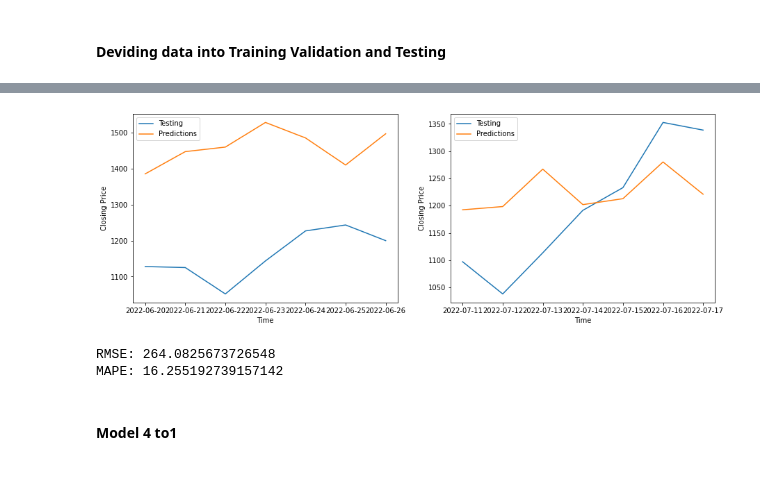
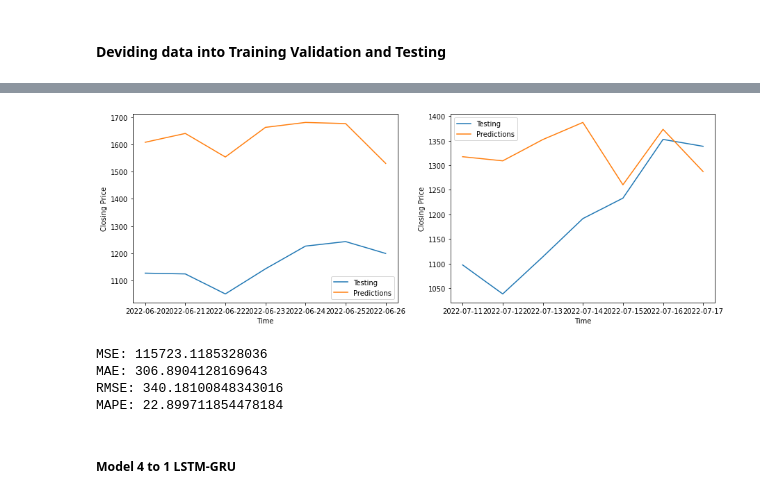
Before and after one commit to Ilia-Gershen/TYP-project, a Jupyter notebook: ExperimentWithModels.ipynb, the cells around one changed output, grey strips where cells are left out. Drawn from its saved outputs; the diff is of its cells as text; code cells hidden in the pictures.

```diff
--- a/ExperimentWithModels.ipynb
+++ b/ExperimentWithModels.ipynb
@@ -248,13 +267,13 @@ def DatasetFor3to1(Data, Date):
 
   Train_Data = np.delete(Train_Data, 0)
 
-  #could also take for x i-7 to get the y week and then i+7 to get hole week
-  #for y take i+7 and i+14,
-  #so the step in that case is going to be 2 weeks not 3!!!!!!
-  for i in range(0, len(Train_Data), 28): #putting in close values data in form of weeks aka 7 days
+  #could also take for x i-7 to get the y week and then i+14 to get hole week
+  #for y take i+14 and i+21,
+  #so the step in that case is going to be 3 weeks not 4
+  for i in range(0, len(Train_Data), 28):
 
     try:
-      TrainingDataX.append(Train_Data[i : i+21]) #array of arrays of 7 close prices
+      TrainingDataX.append(Train_Data[i : i+21])
     except:
       TrainingDataX.pop(-1)
       pass
@@ -282,11 +301,6 @@ def DatasetFor3to1(Data, Date):
   ValData = []
   ValDataX = []
   ValDataY = []
-
-  #was 151 now should be 147 to be devidable by 21 so it can be split into 3 weeks groups
-  for i in range(11):
-    Val_Data = np.delete(Val_Data, 0)
-  #Val_Data = np.delete(Val_Data, [0,1,2,3])
 
   for i in range(0, len(Val_Data), 28): #putting in close values data in form of weeks aka 7 days
     try:
@@ -320,10 +334,6 @@ def DatasetFor3to1(Data, Date):
   TestDataX = []
   TestDataY = []
 
-  for i in range(3):
-    Test_Data = np.delete(Test_Data, 0)
-  #Test_Data = np.delete(Test_Data, [0,1,2])
-
   for i in range(0, len(Test_Data), 28): #putting in close values data in form of weeks aka 7 days
     try:
       TestDataX.append(Test_Data[i : i+21]) #array of arrays of 7 close prices
@@ -437 +476,15 @@ def DatasetFor4to1(Data, Date):
+# %%
+def CalculateErrors(ETH_Test_Y, ETH_prediction):
+
+  mse = mean_squared_error(ETH_Test_Y.reshape(-1,7), ETH_prediction)
+  print(f'MSE: {mse}')
+
+  mae = mean_absolute_error(ETH_Test_Y.reshape(-1,7), ETH_prediction)
+  print(f'MAE: {mae}')
+
+  rmse = math.sqrt(mean_squared_error(ETH_Test_Y.reshape(-1,7), ETH_prediction))
+  print(f'RMSE: {rmse}')
+
+  mape = np.mean(np.abs(ETH_Test_Y.reshape(-1,7) - ETH_prediction )/np.abs(ETH_Test_Y.reshape(-1,7))) * 100
+  print(f'MAPE: {mape}')
 # %% [markdown]
@@ -770,8 +738,5 @@ ax2.legend()
 
 plt.show()
 
-rmse = math.sqrt(mean_squared_error(ETH_Test_Y.reshape(-1,7), ETH_prediction))
-mape = np.mean(np.abs(ETH_Test_Y.reshape(-1,7) - ETH_prediction )/np.abs(ETH_Test_Y.reshape(-1,7))) * 100
-print(f'RMSE: {rmse}') #lower is better
-print(f'MAPE: {mape}')
+CalculateErrors(ETH_Test_Y, ETH_prediction)
 # %% [output]
@@ -779,8 +744,10 @@ print(f'MAPE: {mape}')
-[figure, old version]
+[figure, new version]
-RMSE: 264.0825673726548
-MAPE: 16.255192739157142
+MSE: 115723.1185328036
+MAE: 306.8904128169643
+RMSE: 340.18100848343016
+MAPE: 22.899711854478184
 # %% [markdown]
-#### Model 4 to1
+##### Model 4 to 1 LSTM-GRU
 # %%
 def scheduler4to1(epoch):
 
```
Also changed, not shown: parts of 66 cells of this notebook.
